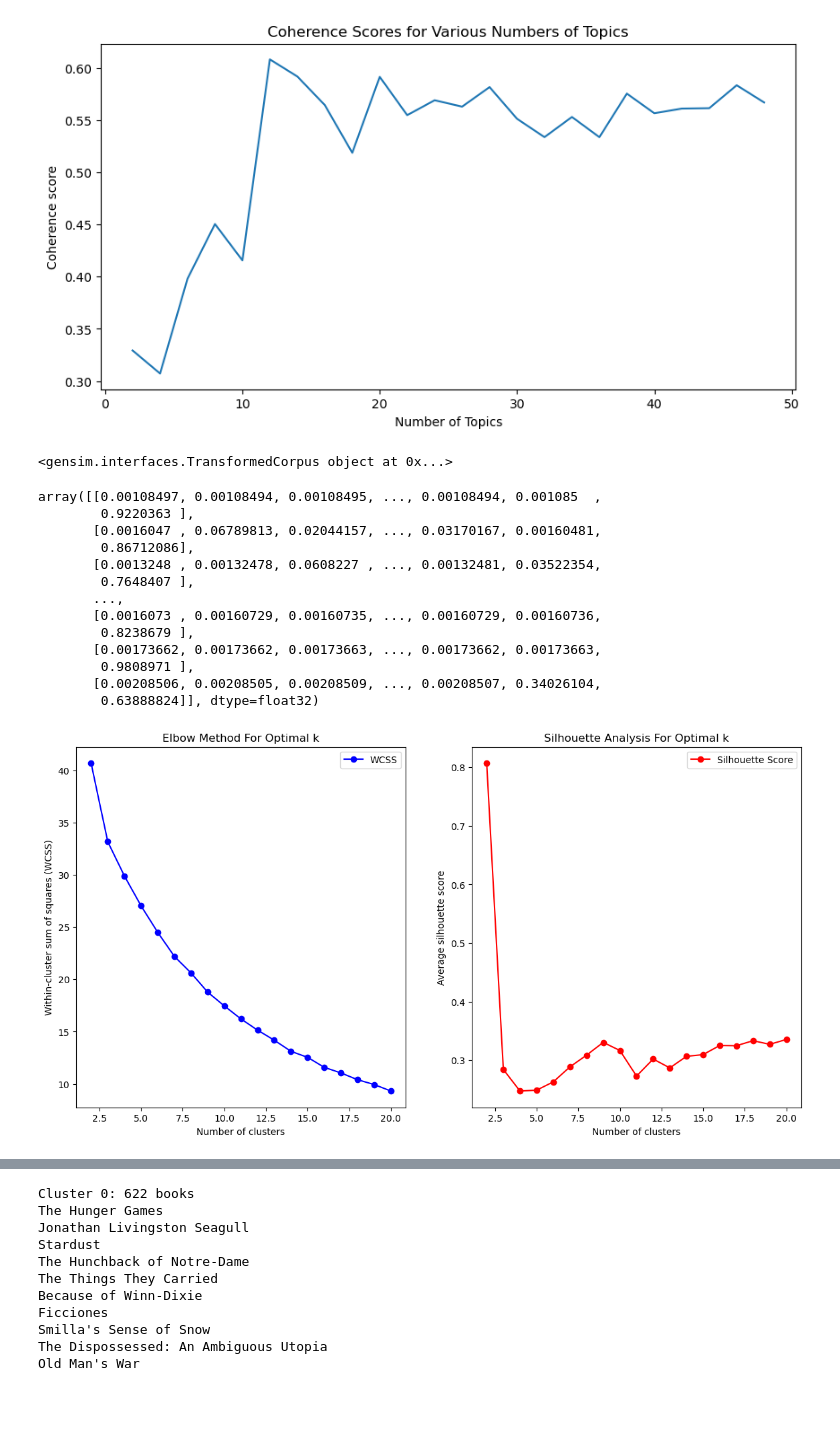
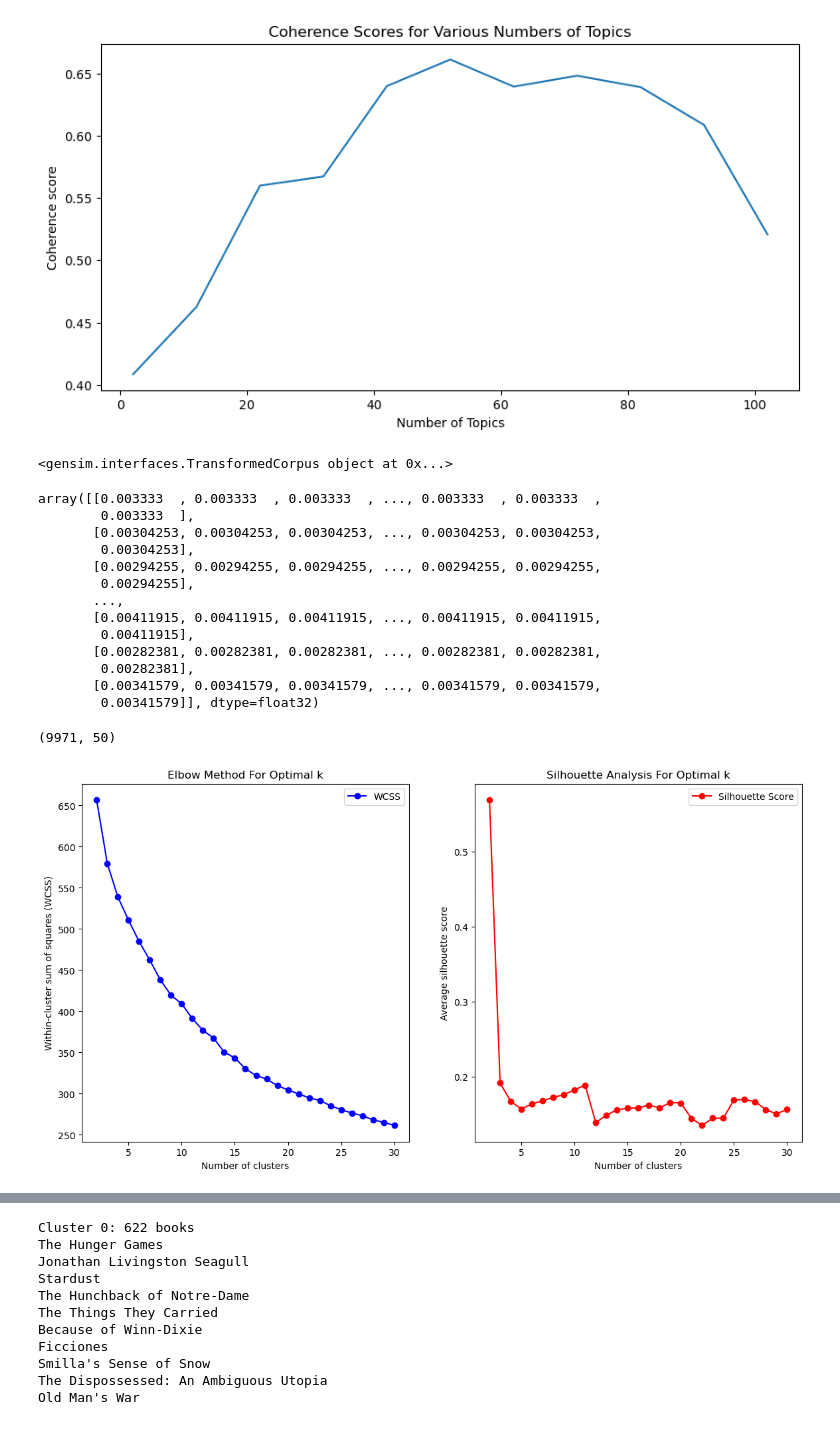
Before and after one commit to Pri0805/AML-Project, a Jupyter notebook: Topic Modeling (LDA) and Clustering.ipynb, the cells around one changed output, grey strips where cells are left out. Saved outputs shown, nothing was run; the diff lists cells and outputs as text; code cells hidden in the pictures.

Commit message:
LDA for 10k books

```diff
--- a/Topic Modeling (LDA) and Clustering.ipynb
+++ b/Topic Modeling (LDA) and Clustering.ipynb
@@ -40,7 +40,7 @@ def missing_vals(df):
     return df_clean
 # %%
 df = create_df(
-    '/Users/angky/Cornell/AML/AML-Project/book_best_books_001_015.jl'
+    '/Users/angky/Cornell/AML/AML-Project/book_best_001_200.jl'
 )
 print(df.head(10))
 # %% [output]
@@ -167,7 +161,7 @@ tfidf_model = TfidfModel(corpus_bow)
 corpus_tfidf = [tfidf_model[doc] for doc in corpus_bow]
 
 # Define the range of topics to try
-topic_nums = list(range(2, 50, 2))
+topic_nums = list(range(2, 103, 10))
 
 coherence_values = []
 model_list = []
@@ -188,7 +182,7 @@ plt.ylabel("Coherence score")
 plt.title("Coherence Scores for Various Numbers of Topics")
 plt.show()
 # %% [output]
-[figure, old version]
+[figure, new version]
 # %%
 import pandas as pd
 from gensim import corpora, models
@@ -219,14 +213,14 @@ corpus_tfidf = [tfidf_model[doc] for doc in corpus_bow]
 
 
 # Set parameters for LDA
-num_topics = 12  # Adjust the number of topics
+num_topics = 50  # Adjust the number of topics
 passes = 10  # Adequate number of passes through the corpus
 
 # Perform LDA
 lda_model = models.LdaMulticore(corpus_tfidf, num_topics=num_topics, id2word=dictionary, passes=passes)
 
 # Extract topic distribution for documents
-topics = lda_model.get_document_topics(corpus, minimum_probability=0)
+topics = lda_model.get_document_topics(corpus_tfidf, minimum_probability=0)
 print(topics)
 
 # Create a matrix of document-topic probabilities
@@ -236,19 +230,23 @@ doc_topic_matrix = np.array([[prob for _, prob in doc] for doc in topics])
 doc_topic_matrix
 # %% [output]
 <gensim.interfaces.TransformedCorpus object at 0x...>
-array([[0.00108497, 0.00108494, 0.00108495, ..., 0.00108494, 0.001085  ,
-        0.9220363 ],
-       [0.0016047 , 0.06789813, 0.02044157, ..., 0.03170167, 0.00160481,
-        0.86712086],
-       [0.0013248 , 0.00132478, 0.0608227 , ..., 0.00132481, 0.03522354,
-        0.7648407 ],
+array([[0.003333  , 0.003333  , 0.003333  , ..., 0.003333  , 0.003333  ,
+        0.003333  ],
+       [0.00304253, 0.00304253, 0.00304253, ..., 0.00304253, 0.00304253,
+        0.00304253],
+       [0.00294255, 0.00294255, 0.00294255, ..., 0.00294255, 0.00294255,
+        0.00294255],
        ...,
-       [0.0016073 , 0.00160729, 0.00160735, ..., 0.00160729, 0.00160736,
-        0.8238679 ],
-       [0.00173662, 0.00173662, 0.00173663, ..., 0.00173662, 0.00173663,
-        0.9808971 ],
-       [0.00208506, 0.00208505, 0.00208509, ..., 0.00208507, 0.34026104,
-        0.63888824]], dtype=float32)
+       [0.00411915, 0.00411915, 0.00411915, ..., 0.00411915, 0.00411915,
+        0.00411915],
+       [0.00282381, 0.00282381, 0.00282381, ..., 0.00282381, 0.00282381,
+        0.00282381],
+       [0.00341579, 0.00341579, 0.00341579, ..., 0.00341579, 0.00341579,
+        0.00341579]], dtype=float32)
+# %%
+doc_topic_matrix.shape
+# %% [output]
+(9971, 50)
 # %%
 import matplotlib.pyplot as plt
 from sklearn.cluster import KMeans
@@ -258,7 +256,7 @@ import numpy as np
 # Assuming doc_topic_matrix is already defined and is an array-like structure with the document-topic probabilities
 
 # Range of possible clusters to evaluate
-range_n_clusters = list(range(2, 21)) # Usually, we start with 2 clusters and go up to 10 or more depending on the data size
+range_n_clusters = list(range(2, 31)) # Usually, we start with 2 clusters and go up to 10 or more depending on the data size
 
 # Placeholder for within-cluster sum of squares and silhouette scores
 wcss = []
@@ -267,31 +265,31 @@ silhouette_avg = []
 for n_clusters in range_n_clusters:
     # Perform KMeans clustering
     kmeans = KMeans(n_clusters=n_clusters, random_state=10)
     cluster_labels = kmeans.fit_predict(doc_topic_matrix)
 
     # Compute the within-cluster sum of squares
     wcss.append(kmeans.inertia_)
 
     # Compute the silhouette score
     silhouette_avg.append(silhouette_score(doc_topic_matrix, cluster_labels))
 
 # Plotting the elbow method graph
 plt.figure(figsize=(14, 7))
 plt.subplot(1, 2, 1)
 plt.plot(range_n_clusters, wcss, 'bo-', label='WCSS')
 plt.title('Elbow Method For Optimal k')
 plt.xlabel('Number of clusters')
 plt.ylabel('Within-cluster sum of squares (WCSS)')
 plt.legend()
 
 # Plotting the silhouette analysis graph
 plt.subplot(1, 2, 2)
 plt.plot(range_n_clusters, silhouette_avg, 'ro-', label='Silhouette Score')
 plt.title('Silhouette Analysis For Optimal k')
 plt.xlabel('Number of clusters')
 plt.ylabel('Average silhouette score')
 plt.legend()
 
 plt.show()
 # %% [output]
-[figure, old version]
+[figure, new version]
```
Also changed, not shown: parts of 5 cells of this notebook, 2 other files.
